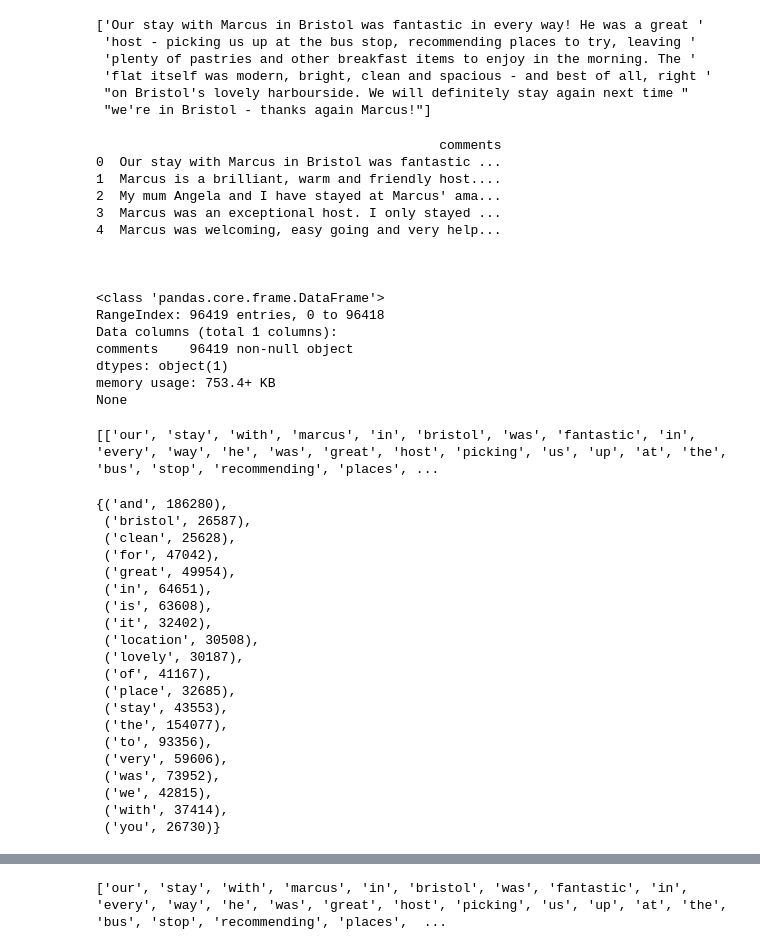
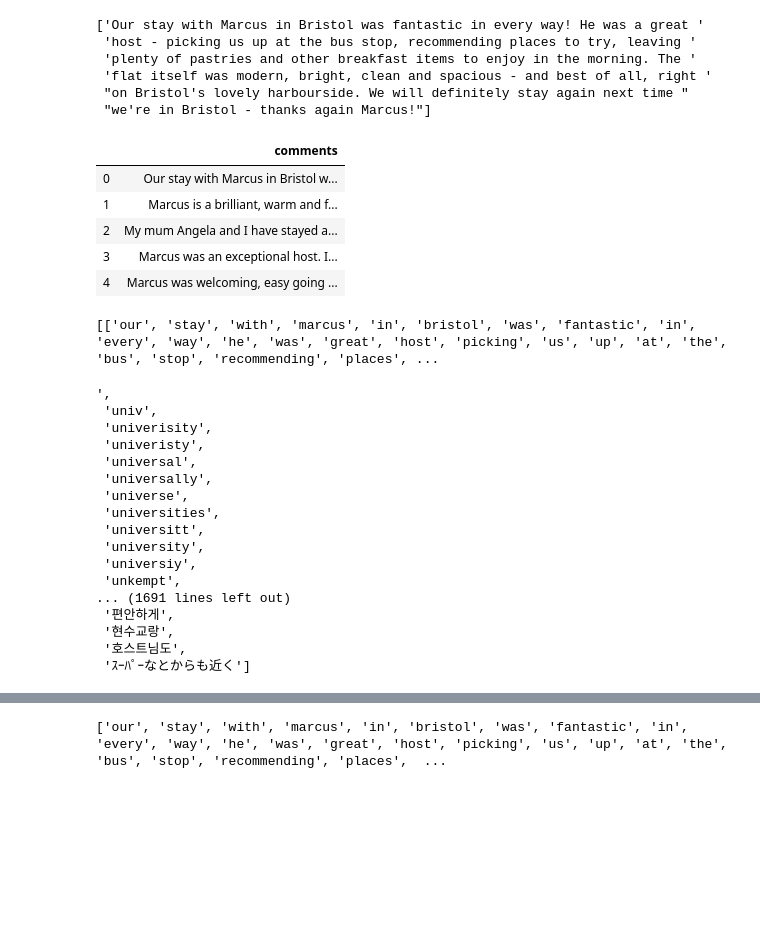
Before and after one commit to GERE-WELDIT/Data-Science-, a Jupyter notebook: texts_mining(proj3)/TopicModelling_II.ipynb, the cells around one changed output, grey strips where cells are left out. Saved outputs shown, nothing was run; the diff lists cells and outputs as text; code cells hidden in the pictures; blank space fills up the shorter version.

```diff
--- a/texts_mining(proj3)/TopicModelling_II.ipynb
+++ b/texts_mining(proj3)/TopicModelling_II.ipynb
@@ -33,28 +53,16 @@ pprint(english_comments[:1])
  "on Bristol's lovely harbourside. We will definitely stay again next time "
  "we're in Bristol - thanks again Marcus!"]
 # %%
-# put the list into dataframe to view the nature of texts
+# put the list into dataframe
 df = pd.DataFrame(english_comments,columns=['comments'])
-pprint(df.head(5))
-print('\n\n')
-pprint(df.info())
+df.head(5)
 # %% [output]
-                                            comments
-0  Our stay with Marcus in Bristol was fantastic ...
-1  Marcus is a brilliant, warm and friendly host....
-2  My mum Angela and I have stayed at Marcus' ama...
-3  Marcus was an exceptional host. I only stayed ...
-4  Marcus was welcoming, easy going and very help...
-
-
-
-<class 'pandas.core.frame.DataFrame'>
-RangeIndex: 96419 entries, 0 to 96418
-Data columns (total 1 columns):
-comments    96419 non-null object
-dtypes: object(1)
-memory usage: 753.4+ KB
-None
+|  | comments |
+| 0 | Our stay with Marcus in Bristol w... |
+| 1 | Marcus is a brilliant, warm and f... |
+| 2 | My mum Angela and I have stayed a... |
+| 3 | Marcus was an exceptional host. I... |
+| 4 | Marcus was welcoming, easy going ... |
 # %%
 # tokenize sentences and remove panctuations and emojis
 def sent_to_words(sentences):
@@ -76,30 +84,25 @@ def get_words_frequency(texts):
     return counter
 
 word_freq = get_words_frequency(tokenized_texts)
-#pprint(word_freq) # uncomment this line to see that @ the end of the printed texts, still chinise words in there.
-first10pairs = {k for k in sorted(word_freq.items(),key=lambda x: x[1],reverse=True)[:20]}
-first10pairs
+pprint(sorted(word_freq))  # @ the end of the printed texts, still chinise words in there.
 # %% [output]
-{('and', 186280),
- ('bristol', 26587),
- ('clean', 25628),
- ('for', 47042),
- ('great', 49954),
- ('in', 64651),
- ('is', 63608),
- ('it', 32402),
- ('location', 30508),
- ('lovely', 30187),
- ('of', 41167),
- ('place', 32685),
- ('stay', 43553),
- ('the', 154077),
- ('to', 93356),
- ('very', 59606),
- ('was', 73952),
- ('we', 42815),
- ('with', 37414),
- ('you', 26730)}
+',
+ 'univ',
+ 'univerisity',
+ 'univeristy',
+ 'universal',
+ 'universally',
+ 'universe',
+ 'universities',
+ 'universitt',
+ 'university',
+ 'universiy',
+ 'unkempt',
+... (1691 lines left out)
+ '편안하게',
+ '현수교랑',
+ '호스트님도',
+ 'ｽｰﾊﾟｰなとからも近く']
 # %%
 # to filter chinese words or get only english words
 def get_english_words(documents):
```
Also changed, not shown: parts of 20 cells of this notebook.
